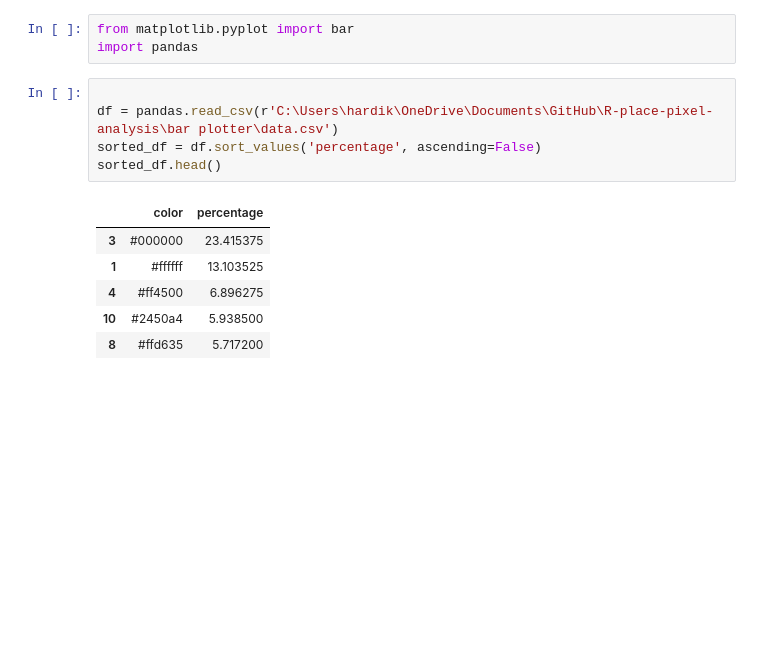
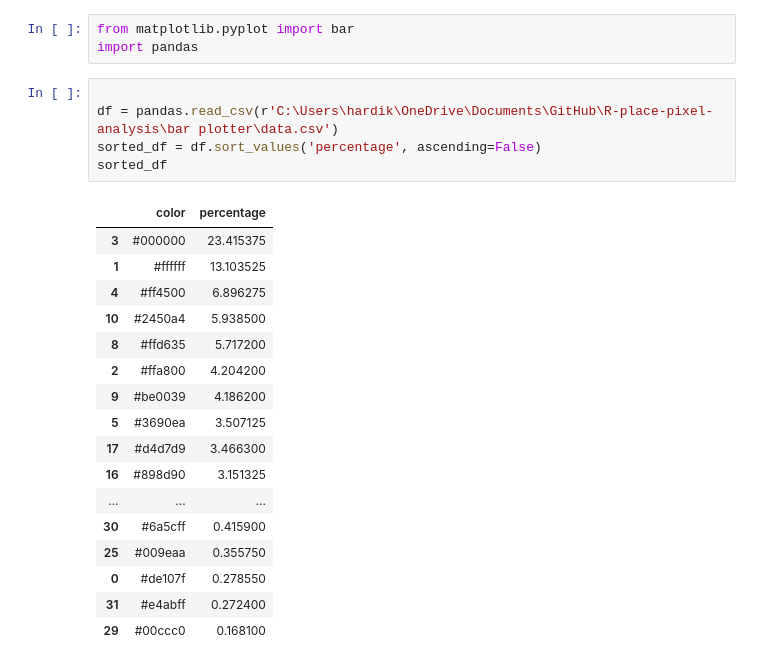
Before and after one commit to realhardik18/R-place-pixel-analysis, a Jupyter notebook: bar plotter/bar.ipynb, the cells around one changed output. Drawn from its saved outputs; the diff is of its cells as text; blank space fills up the shorter version.

```diff
--- a/bar plotter/bar.ipynb
+++ b/bar plotter/bar.ipynb
@@ -4,13 +4,24 @@ import pandas
 # %%
 
 df = pandas.read_csv(r'C:\Users\hardik\OneDrive\Documents\GitHub\R-place-pixel-analysis\bar plotter\data.csv')
 sorted_df = df.sort_values('percentage', ascending=False)
-sorted_df.head()
+sorted_df
 # %% [output]
 |  | color | percentage |
 | 3 | #000000 | 23.415375 |
 | 1 | #ffffff | 13.103525 |
 | 4 | #ff4500 | 6.896275 |
 | 10 | #2450a4 | 5.938500 |
 | 8 | #ffd635 | 5.717200 |
+| 2 | #ffa800 | 4.204200 |
+| 9 | #be0039 | 4.186200 |
+| 5 | #3690ea | 3.507125 |
+| 17 | #d4d7d9 | 3.466300 |
+| 16 | #898d90 | 3.151325 |
+| ... | ... | ... |
+| 30 | #6a5cff | 0.415900 |
+| 25 | #009eaa | 0.355750 |
+| 0 | #de107f | 0.278550 |
+| 31 | #e4abff | 0.272400 |
+| 29 | #00ccc0 | 0.168100 |
 # %%
```
Also changed, not shown: parts of 1 cell of this notebook.
